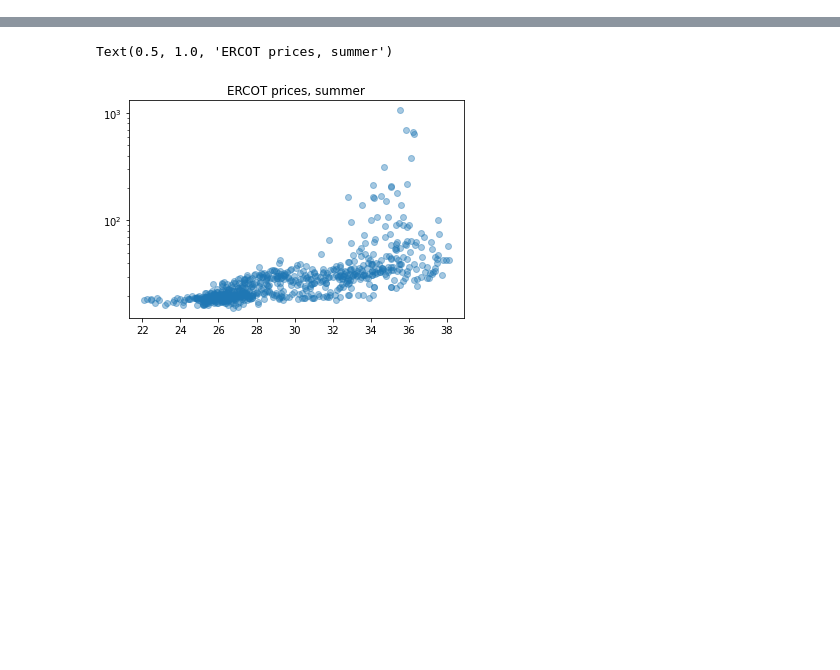
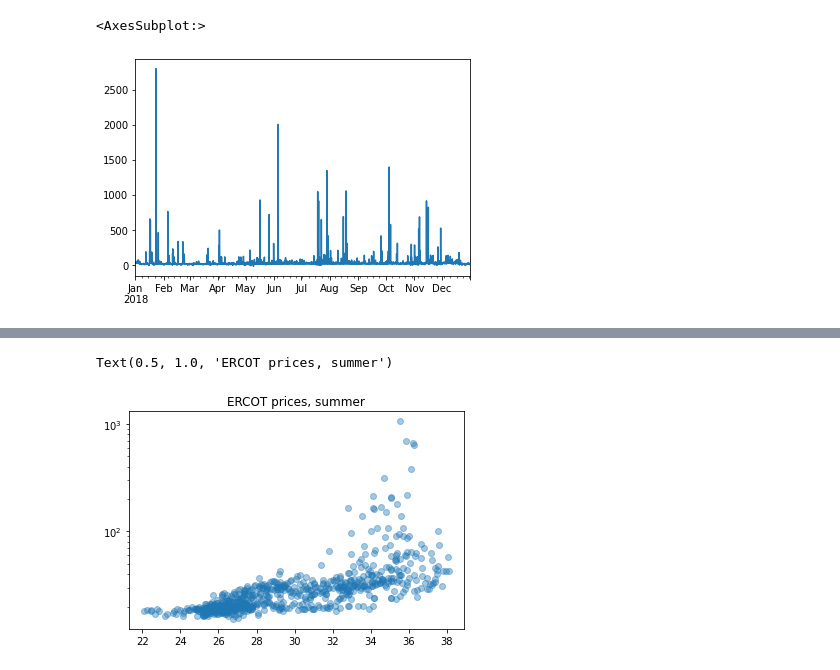
Before and after one commit to dshen109/6-484-proj, a Jupyter notebook: scripts/price-and-weather-comparison.ipynb, the cells around one changed output, grey strips where cells are left out. Drawn from its saved outputs; the diff is of its cells as text; code cells hidden in the pictures; blank space fills up the shorter version.

```diff
--- a/scripts/price-and-weather-comparison.ipynb
+++ b/scripts/price-and-weather-comparison.ipynb
@@ -30,0 +39,5 @@ prices_2018['diff'].hist(bins=50, log=True)
+# %%
+prices_2018['Settlement Point Price'].plot()
+# %% [output]
+<AxesSubplot:>
+[figure, added]
```
Also changed, not shown: parts of 7 cells of this notebook, 4 other files.
